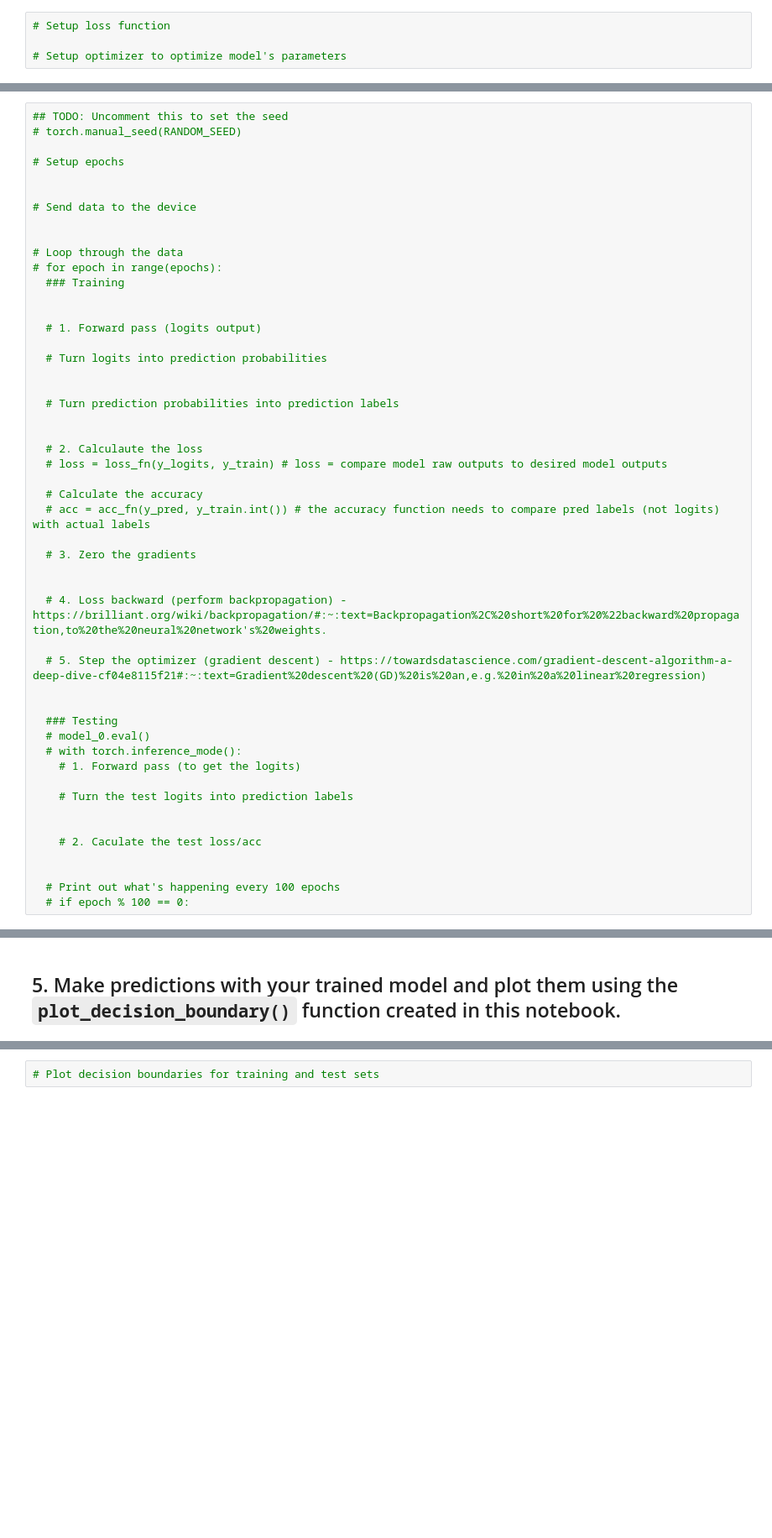
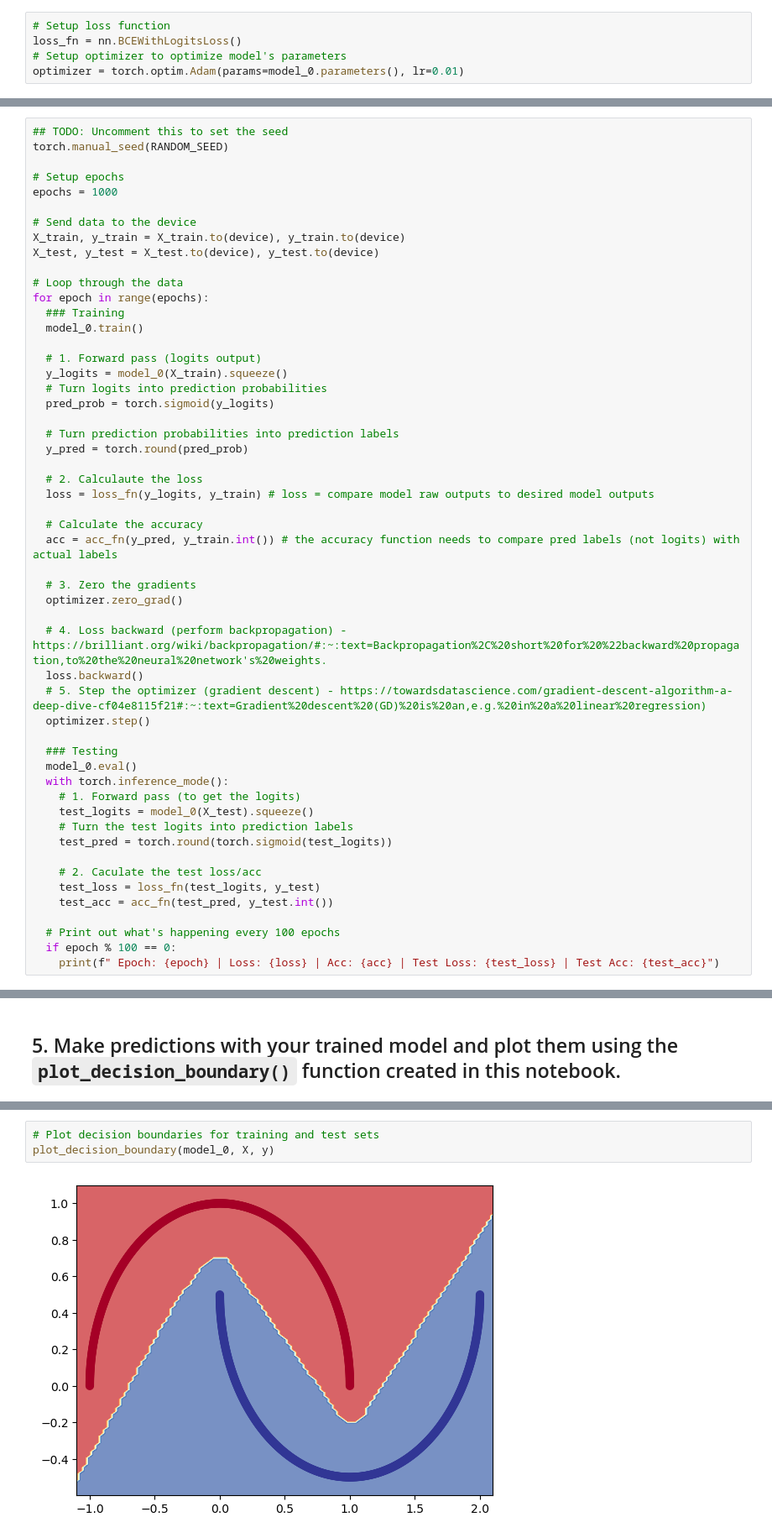
Before and after one commit to amulyaprasanth/ztm-pytorch, a Jupyter notebook: exercises/02_pytorch_classification_exercises.ipynb, the cells around one changed output, grey strips where cells are left out. Shown: that part at 84% size. Cells and saved outputs as stored; diff of their text form; blank space fills up the shorter version.

```diff
--- a/exercises/02_pytorch_classification_exercises.ipynb
+++ b/exercises/02_pytorch_classification_exercises.ipynb
@@ -66,8 +119,9 @@ class MoonModelV0(nn.Module):
 ## 3. Setup a binary classification compatible loss function and optimizer to use when training the model built in 2.
 # %%
 # Setup loss function
-
+loss_fn = nn.BCEWithLogitsLoss()
 # Setup optimizer to optimize model's parameters
+optimizer = torch.optim.Adam(params=model_0.parameters(), lr=0.01)
 # %% [markdown]
 ## 4. Create a training and testing loop to fit the model you created in 2 to the data you created in 1.
   * Do a forward pass of the model to see what's coming out in the form of logits, prediction probabilities and labels.
@@ -103,50 +159,53 @@ from torchmetrics import Accuracy
 # %%
 ## TODO: Uncomment this to set the seed
-# torch.manual_seed(RANDOM_SEED)
+torch.manual_seed(RANDOM_SEED)
 
 # Setup epochs
-
+epochs = 1000
 
 # Send data to the device
-
+X_train, y_train = X_train.to(device), y_train.to(device)
+X_test, y_test = X_test.to(device), y_test.to(device)
 
 # Loop through the data
-# for epoch in range(epochs):
+for epoch in range(epochs):
   ### Training
-
+  model_0.train()
 
   # 1. Forward pass (logits output)
-
+  y_logits = model_0(X_train).squeeze()
   # Turn logits into prediction probabilities
-
+  pred_prob = torch.sigmoid(y_logits)
 
   # Turn prediction probabilities into prediction labels
-
+  y_pred = torch.round(pred_prob)
 
   # 2. Calculaute the loss
-  # loss = loss_fn(y_logits, y_train) # loss = compare model raw outputs to desired model outputs
+  loss = loss_fn(y_logits, y_train) # loss = compare model raw outputs to desired model outputs
 
   # Calculate the accuracy
-  # acc = acc_fn(y_pred, y_train.int()) # the accuracy function needs to compare pred labels (not logits) with actual labels
+  acc = acc_fn(y_pred, y_train.int()) # the accuracy function needs to compare pred labels (not logits) with actual labels
 
   # 3. Zero the gradients
-
+  optimizer.zero_grad()
 
   # 4. Loss backward (perform backpropagation) - https://brilliant.org/wiki/backpropagation/#:~:text=Backpropagation%2C%20short%20for%20%22backward%20propagation,to%20the%20neural%20network's%20weights.
-
+  loss.backward()
   # 5. Step the optimizer (gradient descent) - https://towardsdatascience.com/gradient-descent-algorithm-a-deep-dive-cf04e8115f21#:~:text=Gradient%20descent%20(GD)%20is%20an,e.g.%20in%20a%20linear%20regression)
-
+  optimizer.step()
 
   ### Testing
-  # model_0.eval()
-  # with torch.inference_mode():
+  model_0.eval()
+  with torch.inference_mode():
     # 1. Forward pass (to get the logits)
-
+    test_logits = model_0(X_test).squeeze()
     # Turn the test logits into prediction labels
-
+    test_pred = torch.round(torch.sigmoid(test_logits))
 
     # 2. Caculate the test loss/acc
-
+    test_loss = loss_fn(test_logits, y_test)
+    test_acc = acc_fn(test_pred, y_test.int())
 
   # Print out what's happening every 100 epochs
-  # if epoch % 100 == 0:
+  if epoch % 100 == 0:
+    print(f" Epoch: {epoch} | Loss: {loss} | Acc: {acc} | Test Loss: {test_loss} | Test Acc: {test_acc}")
@@ -191,6 +261,9 @@ def plot_decision_boundary(model, X, y):
     plt.ylim(yy.min(), yy.max())
 # %%
 # Plot decision boundaries for training and test sets
+plot_decision_boundary(model_0, X, y)
+# %% [output]
+[figure, added]
 # %% [markdown]
 ## 6. Replicate the Tanh (hyperbolic tangent) activation function in pure PyTorch.
   * Feel free to reference the [ML cheatsheet website](https://ml-cheatsheet.readthedocs.io/en/latest/activation_functions.html#tanh) for the formula.
```
Also changed, not shown: parts of 23 cells of this notebook, 2 other files.
